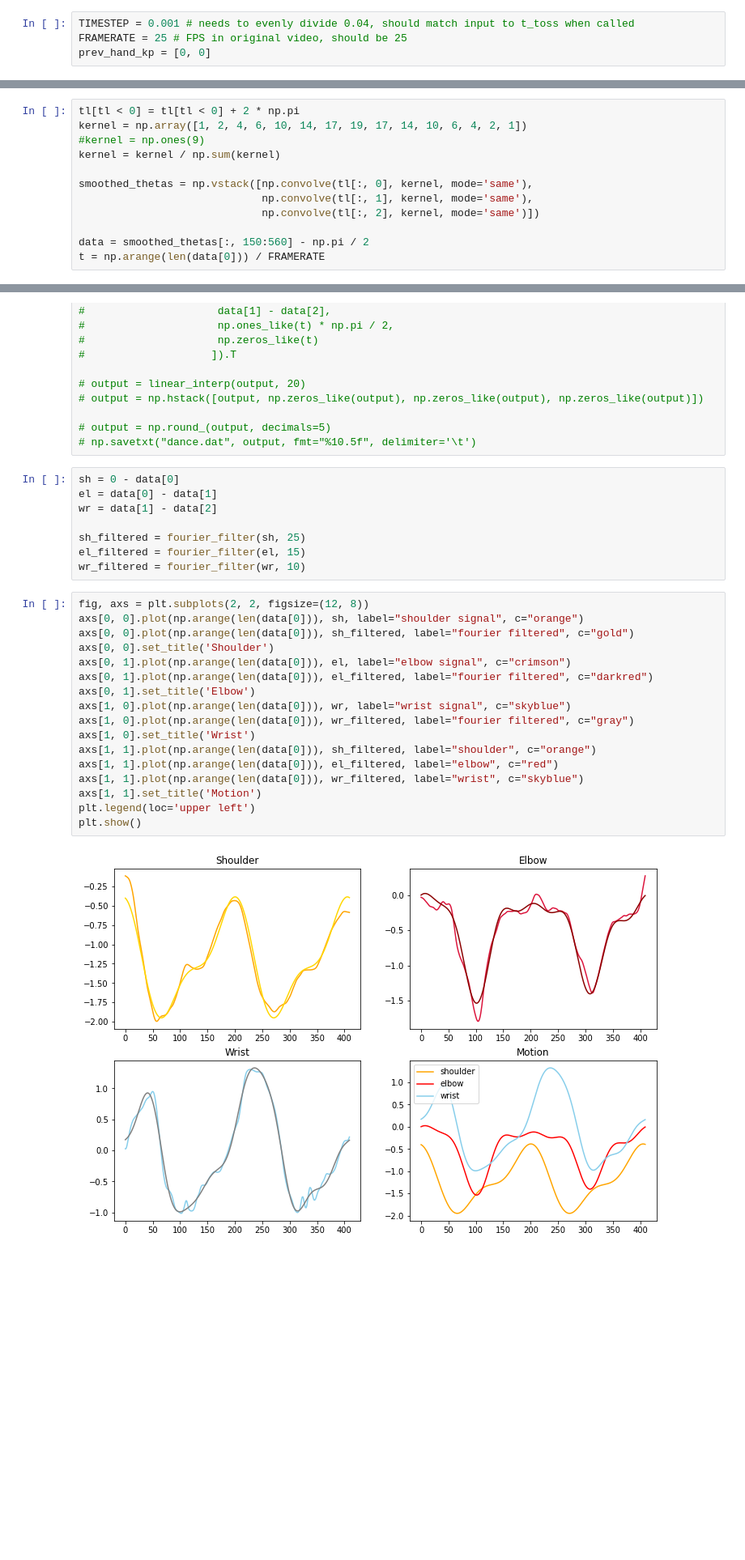
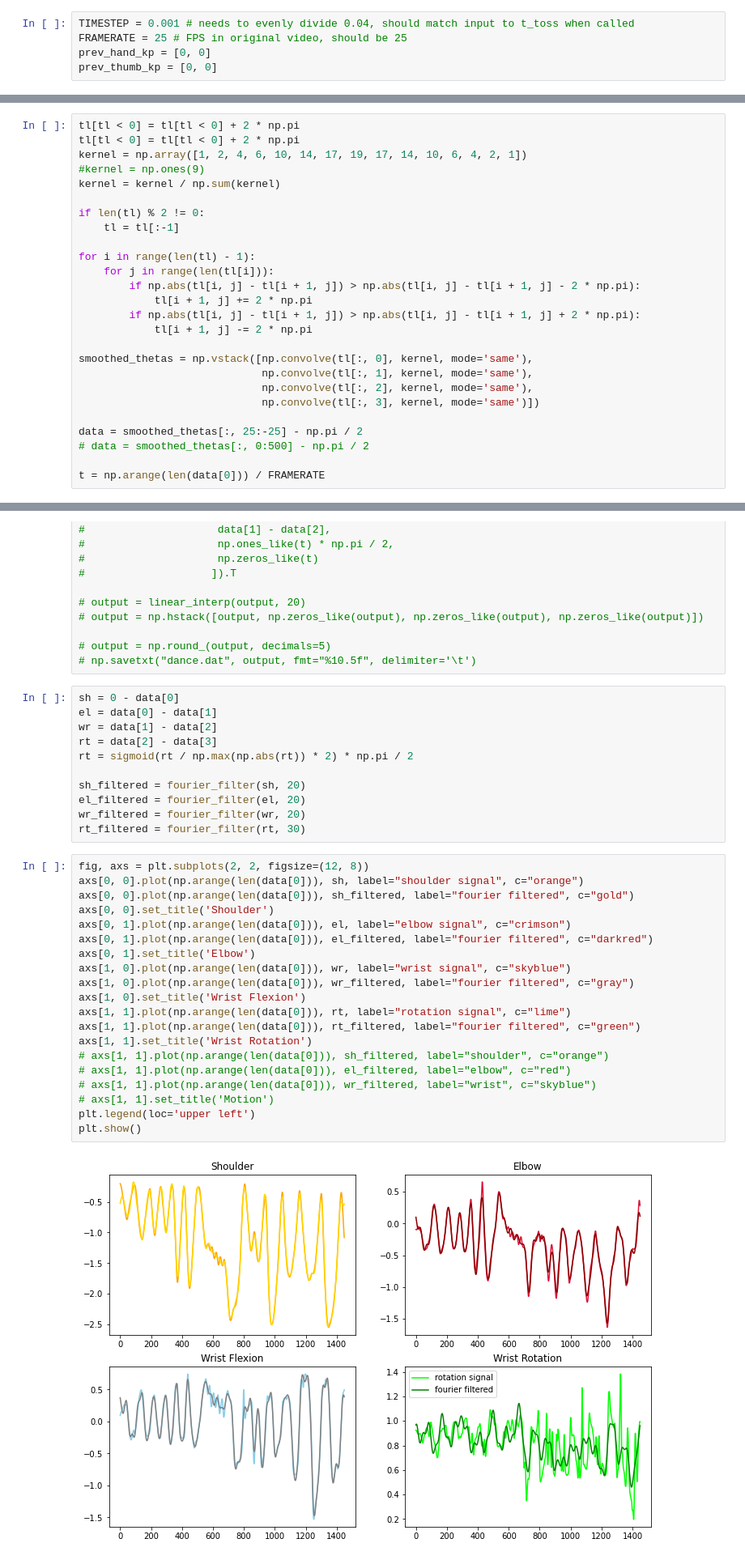
Before and after one commit to TianshuangQiu/Expressive-MP, a Jupyter notebook: json_extraction.ipynb, the cells around one changed output, grey strips where cells are left out. Shown: that part at 81% size. Saved outputs shown, nothing was run; the diff lists cells and outputs as text; blank space fills up the shorter version.

```diff
--- a/json_extraction.ipynb
+++ b/json_extraction.ipynb
@@ -6,6 +6,7 @@ import matplotlib.pyplot as plt
 TIMESTEP = 0.001 # needs to evenly divide 0.04, should match input to t_toss when called
 FRAMERATE = 25 # FPS in original video, should be 25
 prev_hand_kp = [0, 0]
+prev_thumb_kp = [0, 0]
 # %%
 def readfile(n):
     if n < 10:
@@ -103,14 +131,28 @@ OpenPose output:
 # %%
+tl[tl < 0] = tl[tl < 0] + 2 * np.pi
 tl[tl < 0] = tl[tl < 0] + 2 * np.pi
 kernel = np.array([1, 2, 4, 6, 10, 14, 17, 19, 17, 14, 10, 6, 4, 2, 1])
 #kernel = np.ones(9)
 kernel = kernel / np.sum(kernel)
 
+if len(tl) % 2 != 0:
+    tl = tl[:-1]
+
+for i in range(len(tl) - 1):
+    for j in range(len(tl[i])):
+        if np.abs(tl[i, j] - tl[i + 1, j]) > np.abs(tl[i, j] - tl[i + 1, j] - 2 * np.pi):
+            tl[i + 1, j] += 2 * np.pi
+        if np.abs(tl[i, j] - tl[i + 1, j]) > np.abs(tl[i, j] - tl[i + 1, j] + 2 * np.pi):
+            tl[i + 1, j] -= 2 * np.pi
+
 smoothed_thetas = np.vstack([np.convolve(tl[:, 0], kernel, mode='same'),
                              np.convolve(tl[:, 1], kernel, mode='same'),
-                             np.convolve(tl[:, 2], kernel, mode='same')])
+                             np.convolve(tl[:, 2], kernel, mode='same'),
+                             np.convolve(tl[:, 3], kernel, mode='same')])
 
-data = smoothed_thetas[:, 150:560] - np.pi / 2
+data = smoothed_thetas[:, 25:-25] - np.pi / 2
+# data = smoothed_thetas[:, 0:500] - np.pi / 2
+
 t = np.arange(len(data[0])) / FRAMERATE
 # %%
 plt.plot(np.arange(len(tl)), tl[:, 0], label="shoulder")
@@ -149,27 +193,33 @@ plt.legend()
 sh = 0 - data[0]
 el = data[0] - data[1]
 wr = data[1] - data[2]
+rt = data[2] - data[3]
+rt = sigmoid(rt / np.max(np.abs(rt)) * 2) * np.pi / 2
 
-sh_filtered = fourier_filter(sh, 25)
-el_filtered = fourier_filter(el, 15)
-wr_filtered = fourier_filter(wr, 10)
+sh_filtered = fourier_filter(sh, 20)
+el_filtered = fourier_filter(el, 20)
+wr_filtered = fourier_filter(wr, 20)
+rt_filtered = fourier_filter(rt, 30)
 # %%
 fig, axs = plt.subplots(2, 2, figsize=(12, 8))
 axs[0, 0].plot(np.arange(len(data[0])), sh, label="shoulder signal", c="orange")
 axs[0, 0].plot(np.arange(len(data[0])), sh_filtered, label="fourier filtered", c="gold")
 axs[0, 0].set_title('Shoulder')
 axs[0, 1].plot(np.arange(len(data[0])), el, label="elbow signal", c="crimson")
 axs[0, 1].plot(np.arange(len(data[0])), el_filtered, label="fourier filtered", c="darkred")
 axs[0, 1].set_title('Elbow')
 axs[1, 0].plot(np.arange(len(data[0])), wr, label="wrist signal", c="skyblue")
 axs[1, 0].plot(np.arange(len(data[0])), wr_filtered, label="fourier filtered", c="gray")
-axs[1, 0].set_title('Wrist')
-axs[1, 1].plot(np.arange(len(data[0])), sh_filtered, label="shoulder", c="orange")
-axs[1, 1].plot(np.arange(len(data[0])), el_filtered, label="elbow", c="red")
-axs[1, 1].plot(np.arange(len(data[0])), wr_filtered, label="wrist", c="skyblue")
-axs[1, 1].set_title('Motion')
+axs[1, 0].set_title('Wrist Flexion')
+axs[1, 1].plot(np.arange(len(data[0])), rt, label="rotation signal", c="lime")
+axs[1, 1].plot(np.arange(len(data[0])), rt_filtered, label="fourier filtered", c="green")
+axs[1, 1].set_title('Wrist Rotation')
+# axs[1, 1].plot(np.arange(len(data[0])), sh_filtered, label="shoulder", c="orange")
+# axs[1, 1].plot(np.arange(len(data[0])), el_filtered, label="elbow", c="red")
+# axs[1, 1].plot(np.arange(len(data[0])), wr_filtered, label="wrist", c="skyblue")
+# axs[1, 1].set_title('Motion')
 plt.legend(loc='upper left')
 plt.show()
 # %% [output]
-[figure, old version]
+[figure, new version]
 # %%
```
Also changed, not shown: parts of 5 cells of this notebook.
